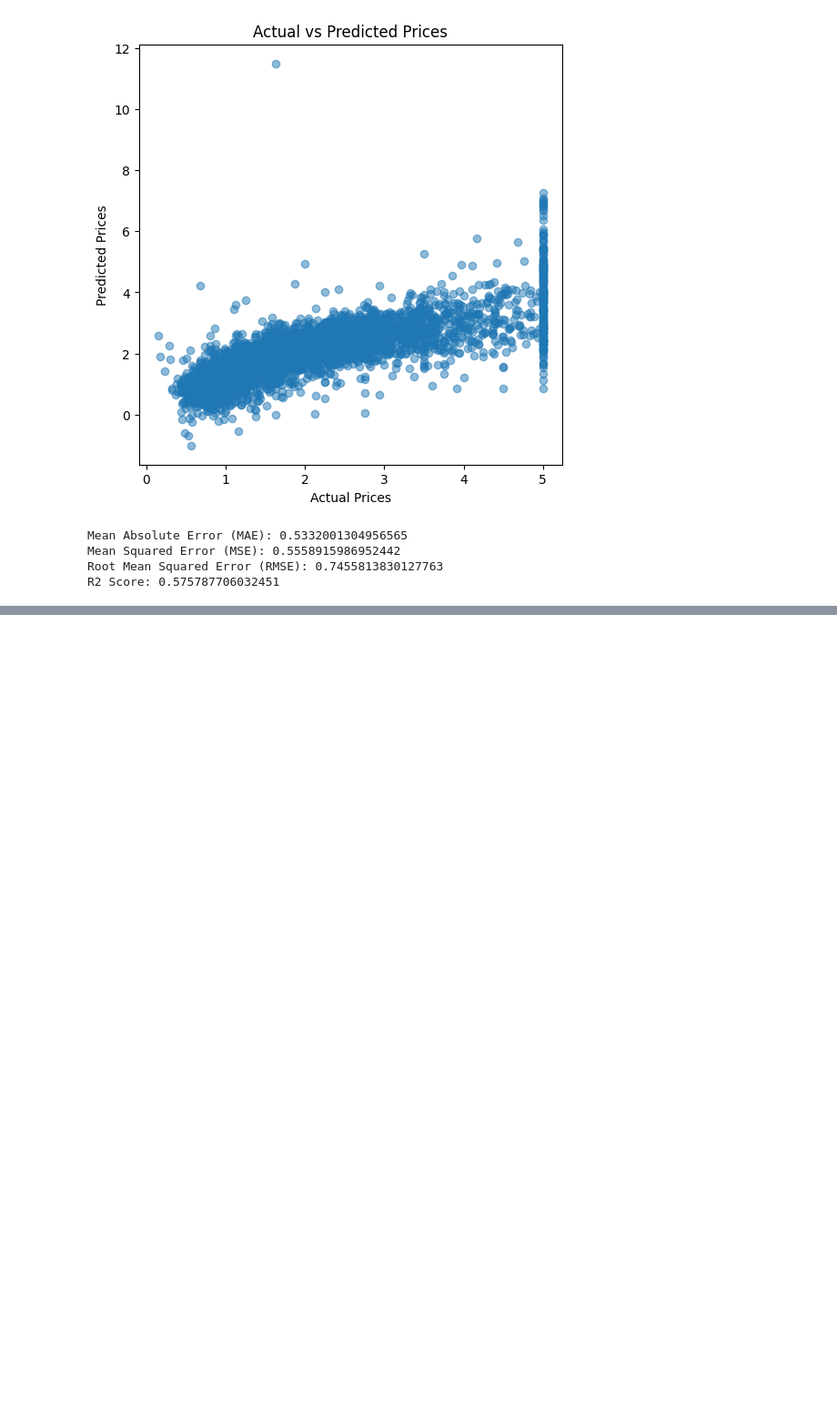
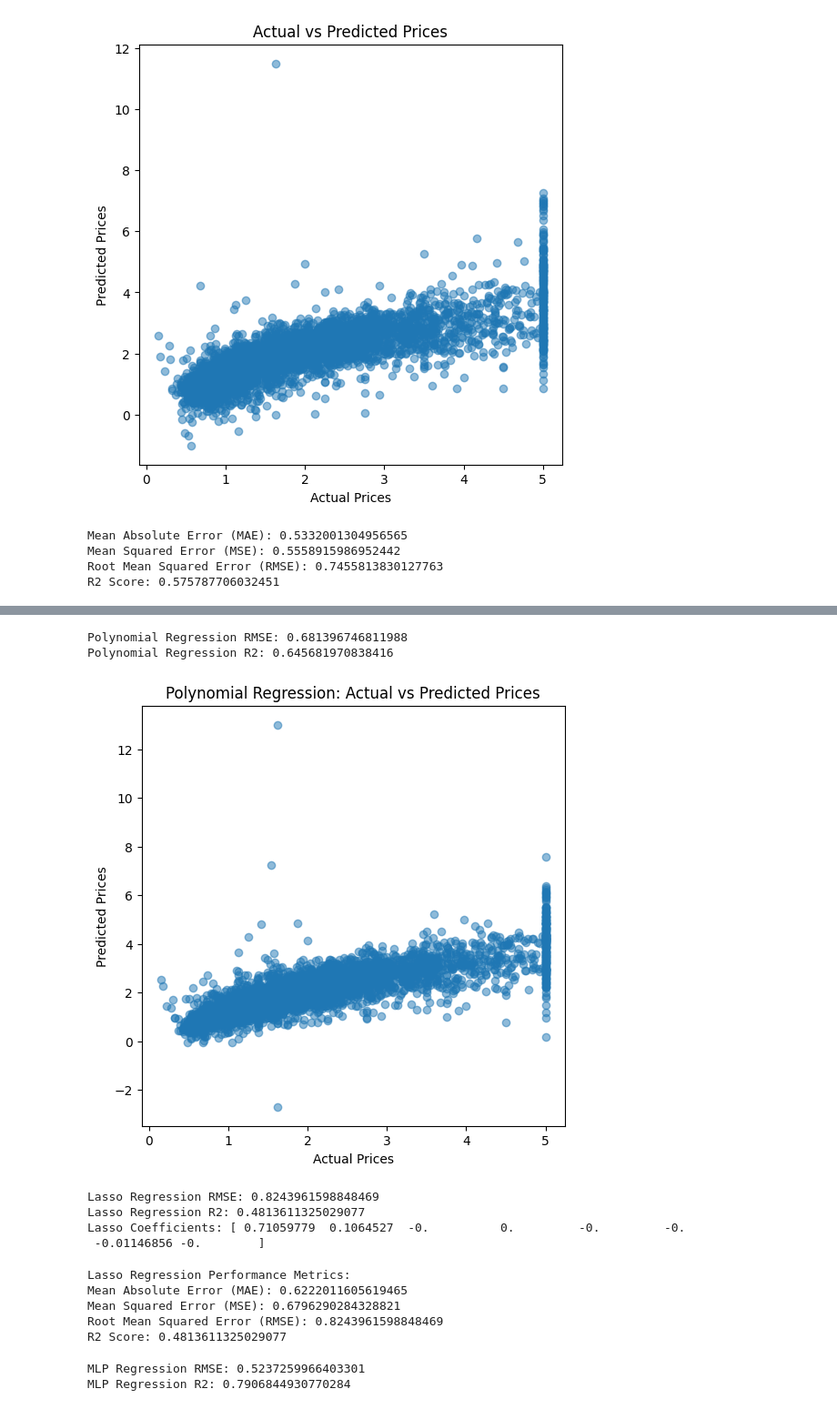
Before and after one commit to Satyam6024/California-House-Pricing, a Jupyter notebook: Linear Regression ML Implementation.ipynb, the cells around one changed output, grey strips where cells are left out. Shown at 91% size. Cells and saved outputs as stored; diff of their text form; code cells hidden in the pictures; blank space fills up the shorter version.

Commit message:
build final model with neural network - MLPRegressor and created pickelfiles

```diff
--- a/Linear Regression ML Implementation.ipynb
+++ b/Linear Regression ML Implementation.ipynb
@@ -310,4 +238,0 @@ scaler=StandardScaler()
-# %%
-X_train=scaler.fit_transform(X_train)
-# %%
-X_test=scaler.transform(X_test)
@@ -355,2 +238,0 @@ regression=LinearRegression()
-# %%
-regression.fit(X_train,y_train)
@@ -515,0 +276,74 @@ array([30.08649576])
+# %%
+## Importing necessary libraries for polynomial regression
+
+from sklearn.preprocessing import PolynomialFeatures
+from sklearn.linear_model import LinearRegression
+
+# Create polynomial features
+poly = PolynomialFeatures(degree=2)
+X_train_poly = poly.fit_transform(X_train)
+X_test_poly = poly.transform(X_test)
+
+# Fit polynomial regression model
+poly_reg = LinearRegression()
+poly_reg.fit(X_train_poly, Y_train)
+poly_pred = poly_reg.predict(X_test_poly)
+
+# Evaluate polynomial regression model
+print("Polynomial Regression RMSE:", np.sqrt(mean_squared_error(Y_test, poly_pred)))
+print("Polynomial Regression R2:", r2_score(Y_test, poly_pred))
+# %% [output]
+Polynomial Regression RMSE: 0.681396746811988
+Polynomial Regression R2: 0.645681970838416
+# %%
+## Visualizing polynomial regression results
+plt.figure(figsize=(6, 6))
+plt.scatter(Y_test, poly_pred, alpha=0.5)
+plt.xlabel('Actual Prices')
+plt.ylabel('Predicted Prices')
+plt.title('Polynomial Regression: Actual vs Predicted Prices')
+plt.show()
+# %% [output]
+[figure, added]
+# %%
+## Using Lasso Regression
+from sklearn.linear_model import Lasso
+
+lasso = Lasso(alpha=0.1)
+lasso.fit(X_train_scaled, Y_train)
+lasso_pred = lasso.predict(X_test_scaled)
+print("Lasso Regression RMSE:", np.sqrt(mean_squared_error(Y_test, lasso_pred)))
+print("Lasso Regression R2:", r2_score(Y_test, lasso_pred))
+print("Lasso Coefficients:", lasso.coef_)
+# %% [output]
+Lasso Regression RMSE: 0.8243961598848469
+Lasso Regression R2: 0.4813611325029077
+Lasso Coefficients: [ 0.71059779  0.1064527  -0.          0.         -0.         -0.
+ -0.01146856 -0.        ]
+# %%
+# Display the performance metrics
+print("Lasso Regression Performance Metrics:")
+print("Mean Absolute Error (MAE):", mean_absolute_error(Y_test, lasso_pred))
+print("Mean Squared Error (MSE):", mean_squared_error(Y_test, lasso_pred))
+print("Root Mean Squared Error (RMSE):", np.sqrt(mean_squared_error(Y_test, lasso_pred)))
+print("R2 Score:", r2_score(Y_test, lasso_pred))
+# %% [output]
+Lasso Regression Performance Metrics:
+Mean Absolute Error (MAE): 0.6222011605619465
+Mean Squared Error (MSE): 0.6796290284328821
+Root Mean Squared Error (RMSE): 0.8243961598848469
+R2 Score: 0.4813611325029077
+# %%
+## Exploring Neural Networks
+
+from sklearn.neural_network import MLPRegressor
+
+mlp = MLPRegressor(hidden_layer_sizes=(64, 32), max_iter=1000, random_state=42)
+mlp.fit(X_train_scaled, Y_train)
+mlp_pred = mlp.predict(X_test_scaled)
+
+print("MLP Regression RMSE:", np.sqrt(mean_squared_error(Y_test, mlp_pred)))
+print("MLP Regression R2:", r2_score(Y_test, mlp_pred))
+# %% [output]
+MLP Regression RMSE: 0.5237259966403301
+MLP Regression R2: 0.7906844930770284
```
Also changed, not shown: parts of 50 cells of this notebook, 2 other files.
